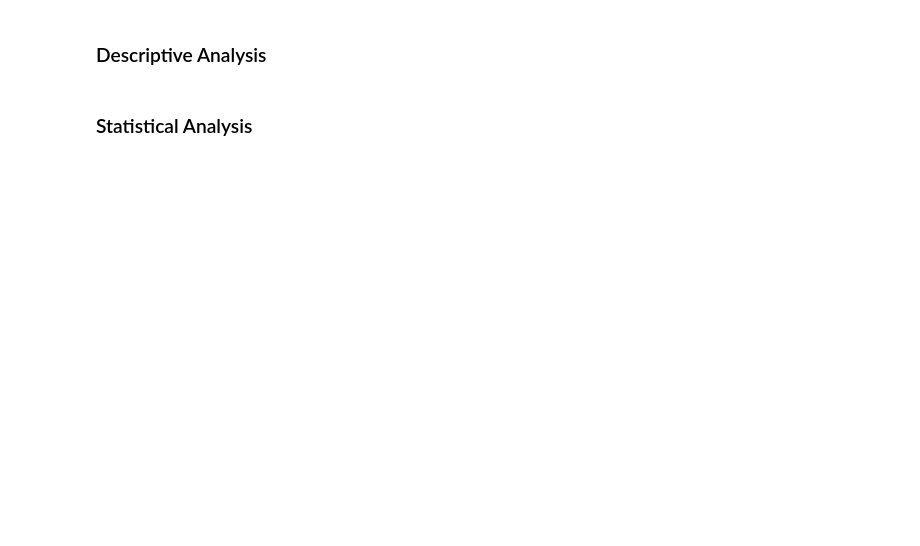
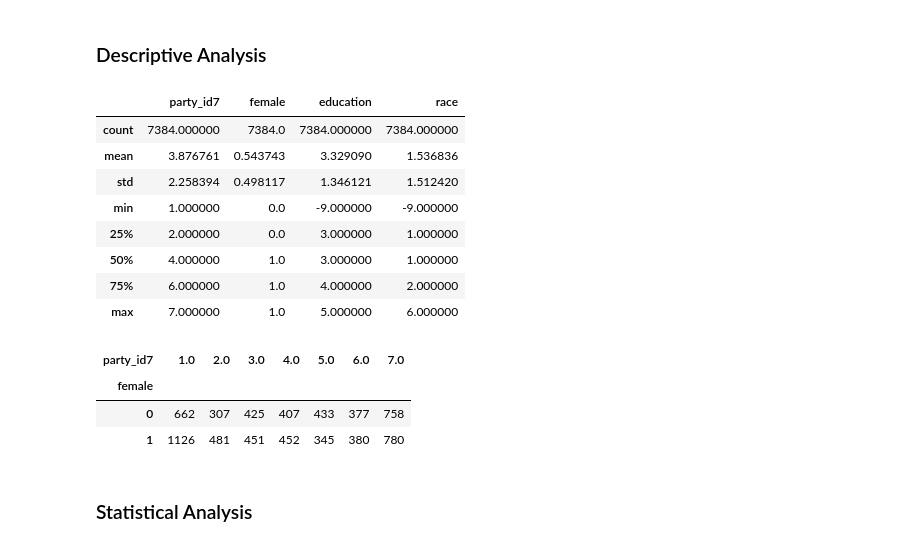
Before and after one commit to zejun-l/SI-313-Assignments, a Jupyter notebook: Survey Module Assignment.ipynb, the cells around one changed output. Saved outputs shown, nothing was run; the diff lists cells and outputs as text; code cells hidden in the pictures; blank space fills up the shorter version.

```diff
--- a/Survey Module Assignment.ipynb
+++ b/Survey Module Assignment.ipynb
@@ -148,0 +183,29 @@ With more resources, the study could improve representativeness by using stratif
+# %%
+# Load the 2020 ANES Time Series data
+df = pd.read_stata('/content/drive/My Drive/38034-0001-Data.dta', convert_categoricals=False)
+
+# Rename variables
+df = df.rename(columns={
+    "V201231X": "party_id7",      # 7-point party ID scale
+    "V201600": "sex",             # 1=male, 2=female
+    "V201511X": "education",      # Education level
+    "V201549X": "race",           # Race
+    "V200010B": "wt_full_post"    # Full-sample post-election weight
+})
+
+# Female: from sex (1=male, 2=female)
+df["female"] = (
+    df["sex"]
+      .replace({1: 0, 2: 1})
+      .where(df["sex"].isin([1, 2]))
+      .astype("Int64")
+)
+
+# Education should be numeric
+df["education"] = pd.to_numeric(df["education"], errors="coerce")
+
+# Race should be numeric
+df["race"] = pd.to_numeric(df["race"], errors="coerce")
+
+# Party ID: Keep only 1–7
+df["party_id7"] = df["party_id7"].where(df["party_id7"].between(1, 7))
@@ -149,4 +224,25 @@ With more resources, the study could improve representativeness by using stratif
 # %% [markdown]
 ### Descriptive Analysis
+# %%
+# Summary statistics
+model_df[["party_id7","female","education","race"]].describe()
+# %% [output]
+|  | party_id7 | female | education | race |
+| count | 7384.000000 | 7384.0 | 7384.000000 | 7384.000000 |
+| mean | 3.876761 | 0.543743 | 3.329090 | 1.536836 |
+| std | 2.258394 | 0.498117 | 1.346121 | 1.512420 |
+| min | 1.000000 | 0.0 | -9.000000 | -9.000000 |
+| 25% | 2.000000 | 0.0 | 3.000000 | 1.000000 |
+| 50% | 4.000000 | 1.0 | 3.000000 | 1.000000 |
+| 75% | 6.000000 | 1.0 | 4.000000 | 2.000000 |
+| max | 7.000000 | 1.0 | 5.000000 | 6.000000 |
+# %%
+# Cross-tabulation
+pd.crosstab(model_df["female"], model_df["party_id7"])
+# %% [output]
+| party_id7 | 1.0 | 2.0 | 3.0 | 4.0 | 5.0 | 6.0 | 7.0 |
+| female |  |  |  |  |  |  |  |
+| 0 | 662 | 307 | 425 | 407 | 433 | 377 | 758 |
+| 1 | 1126 | 481 | 451 | 452 | 345 | 380 | 780 |
 # %% [markdown]
 ### Statistical Analysis
```
Also changed, not shown: parts of 8 cells of this notebook.
